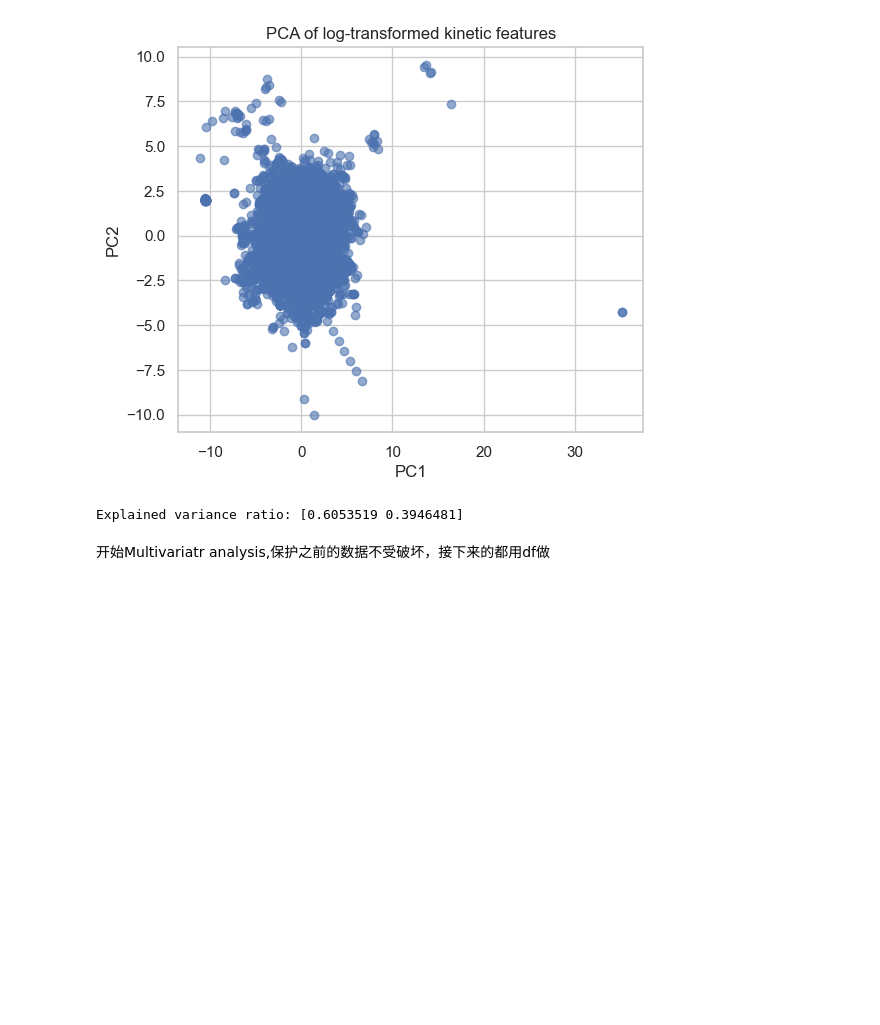
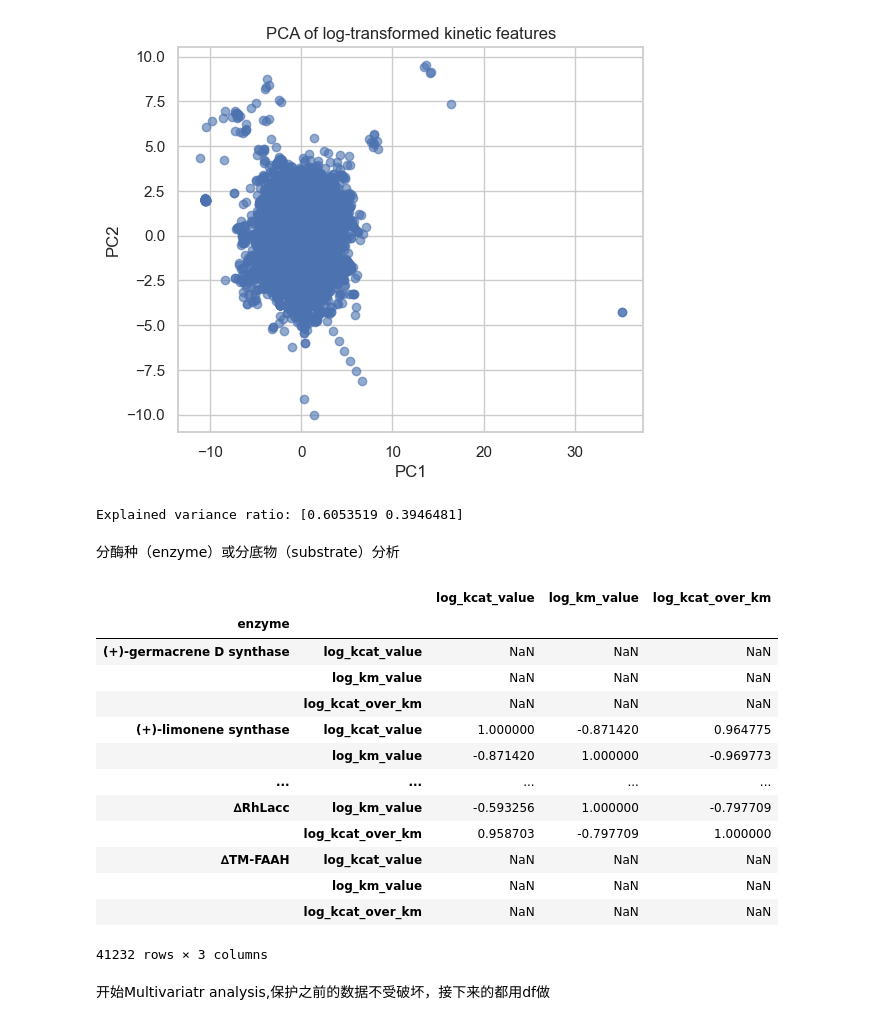
Before and after one commit to tinayang3024/CHE1147-Group-Project, a Jupyter notebook: notebooks/exploration.ipynb, the cells around one changed output. Saved outputs shown, nothing was run; the diff lists cells and outputs as text; code cells hidden in the pictures; blank space fills up the shorter version.

```diff
--- a/notebooks/exploration.ipynb
+++ b/notebooks/exploration.ipynb
@@ -1134,5 +1134,24 @@ print("Explained variance ratio:", pca.explained_variance_ratio_)
 # %% [output]
 [figure]
 Explained variance ratio: [0.6053519 0.3946481]
+# %% [markdown]
+分酶种（enzyme）或分底物（substrate）分析
+# %%
+df.groupby("enzyme")[features].corr(method='pearson')
+# %% [output]
+|  |  | log_kcat_value | log_km_value | log_kcat_over_km |
+| enzyme |  |  |  |  |
+| (+)-germacrene D synthase | log_kcat_value | NaN | NaN | NaN |
+|  | log_km_value | NaN | NaN | NaN |
+|  | log_kcat_over_km | NaN | NaN | NaN |
+| (+)-limonene synthase | log_kcat_value | 1.000000 | -0.871420 | 0.964775 |
+|  | log_km_value | -0.871420 | 1.000000 | -0.969773 |
+| ... | ... | ... | ... | ... |
+| ∆RhLacc | log_km_value | -0.593256 | 1.000000 | -0.797709 |
+|  | log_kcat_over_km | 0.958703 | -0.797709 | 1.000000 |
+| ∆TM-FAAH | log_kcat_value | NaN | NaN | NaN |
+|  | log_km_value | NaN | NaN | NaN |
+|  | log_kcat_over_km | NaN | NaN | NaN |
+41232 rows × 3 columns
 # %% [markdown]
 开始Multivariatr analysis,保护之前的数据不受破坏，接下来的都用df做
```
Also changed, not shown: parts of 3 cells of this notebook.
